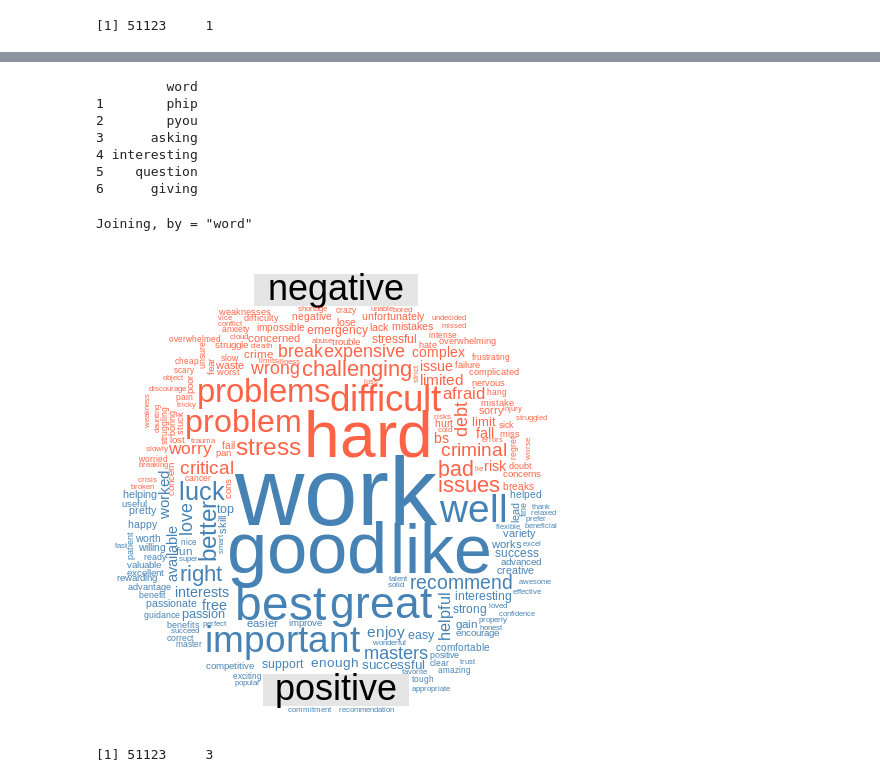
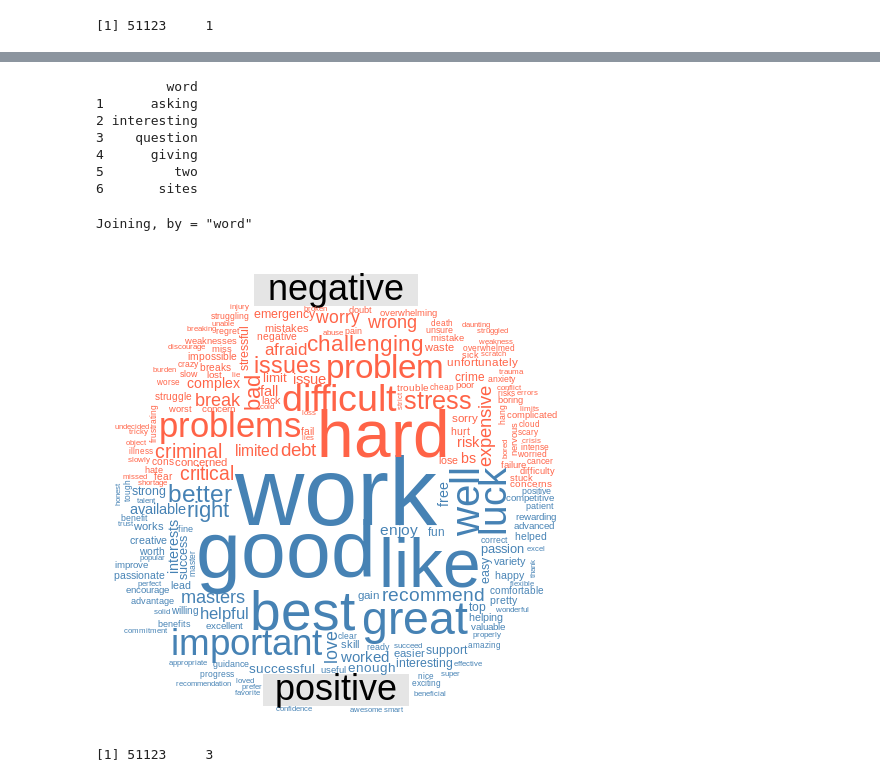
Before and after one commit to nthammadi-uncc/CareerVillage, a Jupyter notebook: notebooks/CV_Q_and_A_Text_Analysis.ipynb, the cells around one changed output, grey strips where cells are left out. Cells and saved outputs as stored; diff of their text form; code cells hidden in the pictures.

Commit message:
Text modeling

```diff
--- a/notebooks/CV_Q_and_A_Text_Analysis.ipynb
+++ b/notebooks/CV_Q_and_A_Text_Analysis.ipynb
@@ -379,9 +428,9 @@ ggplot(question_details_df, aes(x=sentiment_score, y=question_score)) + geom_poi
 # %%
 %%R
 #get the corpus of text
-corpus <- iconv(answers_df$answers_body)
-corpus <- Corpus(VectorSource(corpus))
-inspect(corpus[1:5])
+answer_corpus <- iconv(answers_df$answers_body)
+answer_corpus <- Corpus(VectorSource(answer_corpus))
+inspect(answer_corpus[1:5])
 # %% [output]
 <<SimpleCorpus>>
 Metadata:  corpus specific: 1, document level (indexed): 0
@@ -396,25 +445,30 @@ Content:  documents: 5
 %%R
 #clean the text
 #change case to lower
-corpus <- tm_map(corpus, tolower)
+answer_corpus <- tm_map(answer_corpus, tolower)
+#remove HTML p tags
+removePStart <- function(x) gsub('<p>',' ',x)
+removePEnd <- function(x) gsub('</p>','',x)
+answer_corpus <- tm_map(answer_corpus, content_transformer(removePStart))
+answer_corpus <- tm_map(answer_corpus, content_transformer(removePEnd))
 #remove punctuations
-corpus <- tm_map(corpus, removePunctuation)
+answer_corpus <- tm_map(answer_corpus, removePunctuation)
 #remove numbers
-corpus <- tm_map(corpus, removeNumbers)
+answer_corpus <- tm_map(answer_corpus, removeNumbers)
 #remove stopwords
-cleanset <- tm_map(corpus, removeWords, stopwords('english'))
+answer_clean_corpus <- tm_map(answer_corpus, removeWords, stopwords('english'))
 #remove any urls
 removeURL <- function(x) gsub('http[[:alnum:]]*', '', x)
-cleanset <- tm_map(cleanset, content_transformer(removeURL))
+answer_clean_corpus <- tm_map(answer_clean_corpus, content_transformer(removeURL))
 #text remove white spaces
-cleanset <- tm_map(cleanset, stripWhitespace)
+answer_clean_corpus <- tm_map(answer_clean_corpus, stripWhitespace)
 #remove additional stop words
-#cleanset <- tm_map(cleanset, removeWords, c('can','cant','get','ive','will','one','also'))
+answer_clean_corpus <- tm_map(answer_clean_corpus, removeWords, c('hi','can','cant','get','ive','will','one','also','br','etc'))
 #replace some words
 #cleanset <- tm_map(cleanset, gsub,
 #                   pattern = 'jobs',
 #                   replacement = 'job')
-inspect(cleanset[1:5])
+inspect(answer_clean_corpus[1:5])
 # %% [output]
 <<SimpleCorpus>>
 Metadata:  corpus specific: 1, document level (indexed): 0
@@ -447,7 +482,7 @@ wordcloud(words = names(w),
 # %%
 %%R
 #convert corpus into dataframe
-cleanset_df<-data.frame(text= get("content", cleanset))
-print(dim(cleanset_df))
+answer_clean_corpus_df<-data.frame(text= get("content", answer_clean_corpus))
+print(dim(answer_clean_corpus_df))
 # %% [output]
 [1] 51123     1
@@ -454,28 +505,28 @@ print(dim(cleanset_df))
 # %%
 %%R
 #tokenize corpus
-cleanset_df <- cleanset_df %>% unnest_tokens(word, text)
-head(cleanset_df)
+answer_clean_corpus_df <- answer_clean_corpus_df %>% unnest_tokens(word, text)
+head(answer_clean_corpus_df)
 # %% [output]
          word
-1        phip
-2        pyou
-3      asking
-4 interesting
-5    question
-6      giving
+1      asking
+2 interesting
+3    question
+4      giving
+5         two
+6       sites
 # %%
 %%R
 #plot a word cloud of sentiment
-wordcloud_sentiment <- cleanset_df %>%
+wordcloud_sentiment <- answer_clean_corpus_df %>%
   inner_join(get_sentiments("bing")) %>%
   count(word, sentiment, sort = TRUE) %>%
   acast(word ~ sentiment, value.var = "n", fill = 0) %>%
   comparison.cloud(colors = c("tomato", "steelblue"), scale=c(8,.5),
                    max.words = 200)
 # %% [output]
 Joining, by = "word"
-[figure, old version]
+[figure, new version]
 # %%
 %%R
 #get answer id and score and merge with corpus
```
Also changed, not shown: parts of 44 cells of this notebook, 2 other files.
